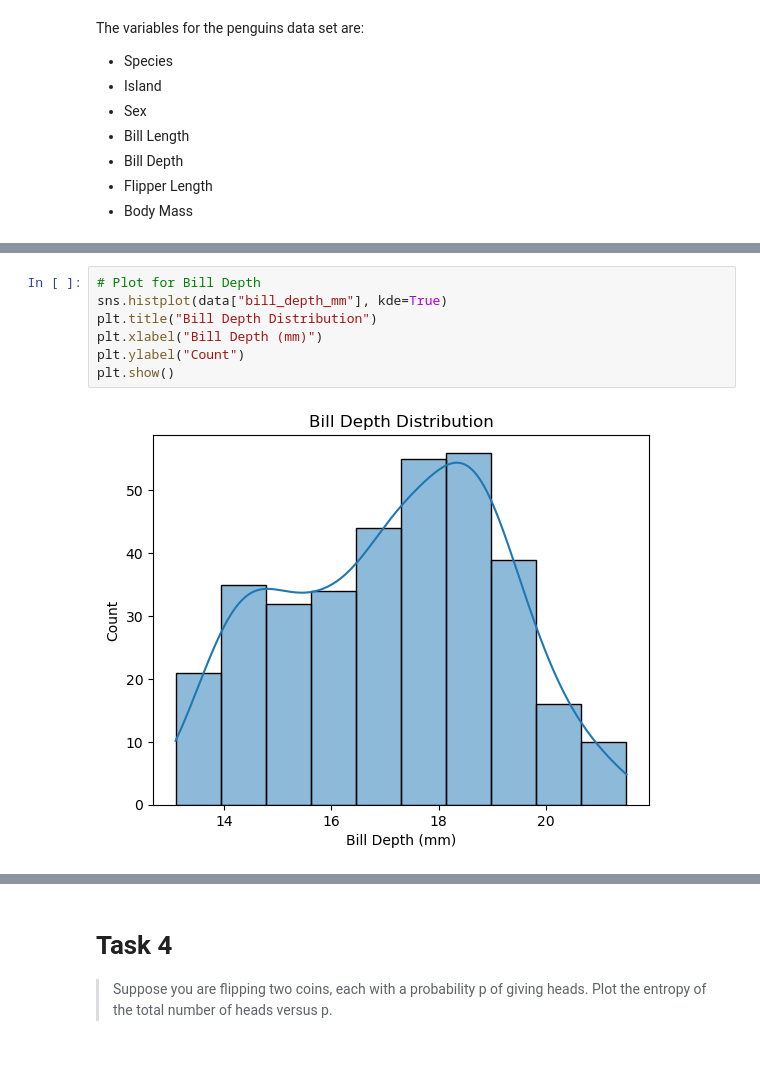
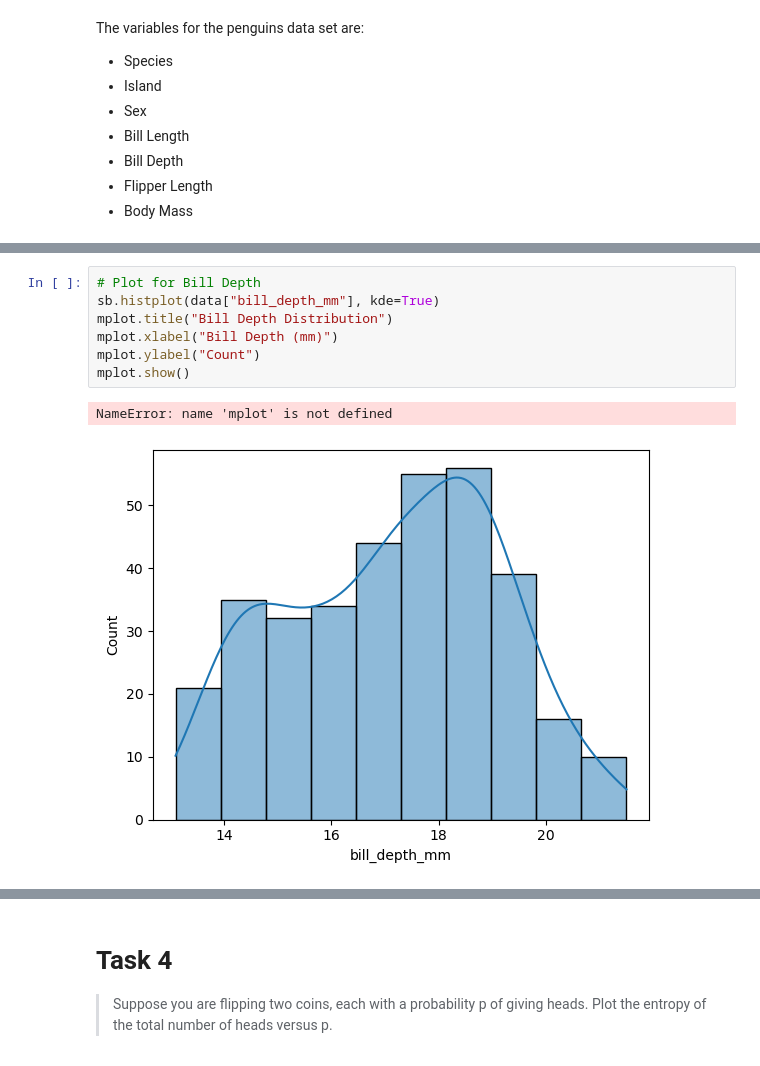
Before and after one commit to frankquinn89/Fundamentals_of_Data_Analysis, a Jupyter notebook: tasks.ipynb, the cells around one changed output, grey strips where cells are left out. Cells and saved outputs as stored; diff of their text form.

Commit message:
refactor names for consistency

```diff
--- a/tasks.ipynb
+++ b/tasks.ipynb
@@ -160,12 +154,13 @@ plt.show()
 [figure]
 # %%
 # Plot for Bill Depth
-sns.histplot(data["bill_depth_mm"], kde=True)
-plt.title("Bill Depth Distribution")
-plt.xlabel("Bill Depth (mm)")
-plt.ylabel("Count")
-plt.show()
+sb.histplot(data["bill_depth_mm"], kde=True)
+mplot.title("Bill Depth Distribution")
+mplot.xlabel("Bill Depth (mm)")
+mplot.ylabel("Count")
+mplot.show()
 # %% [output]
+NameError: name 'mplot' is not defined
-[figure, old version]
+[figure, new version]
 # %%
 # Plot for Flipper Length
```
Also changed, not shown: parts of 10 cells of this notebook.
